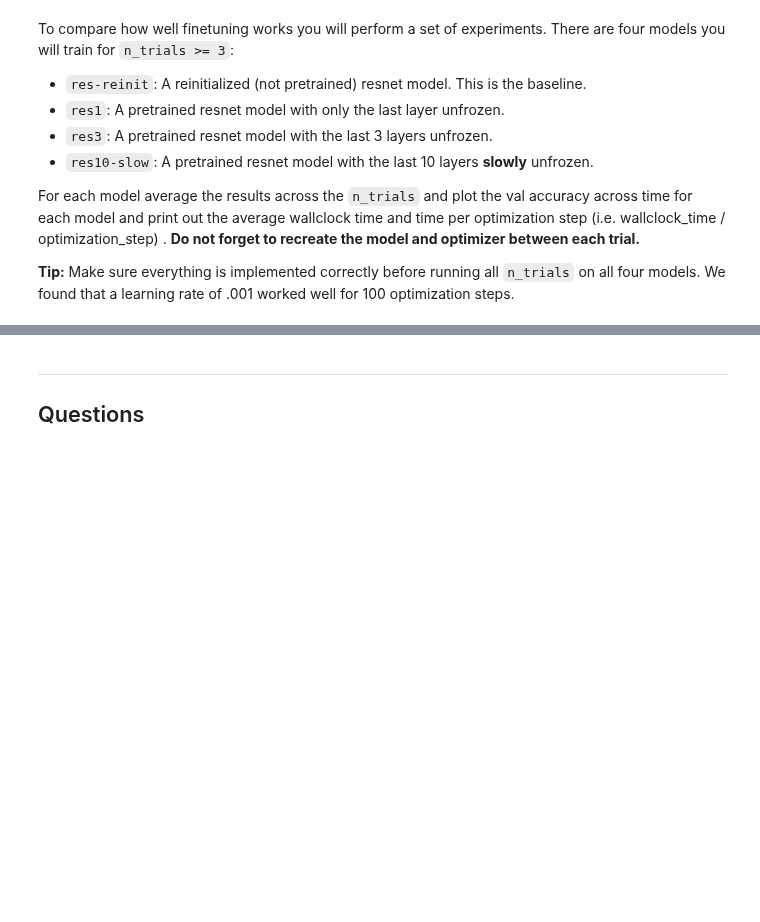
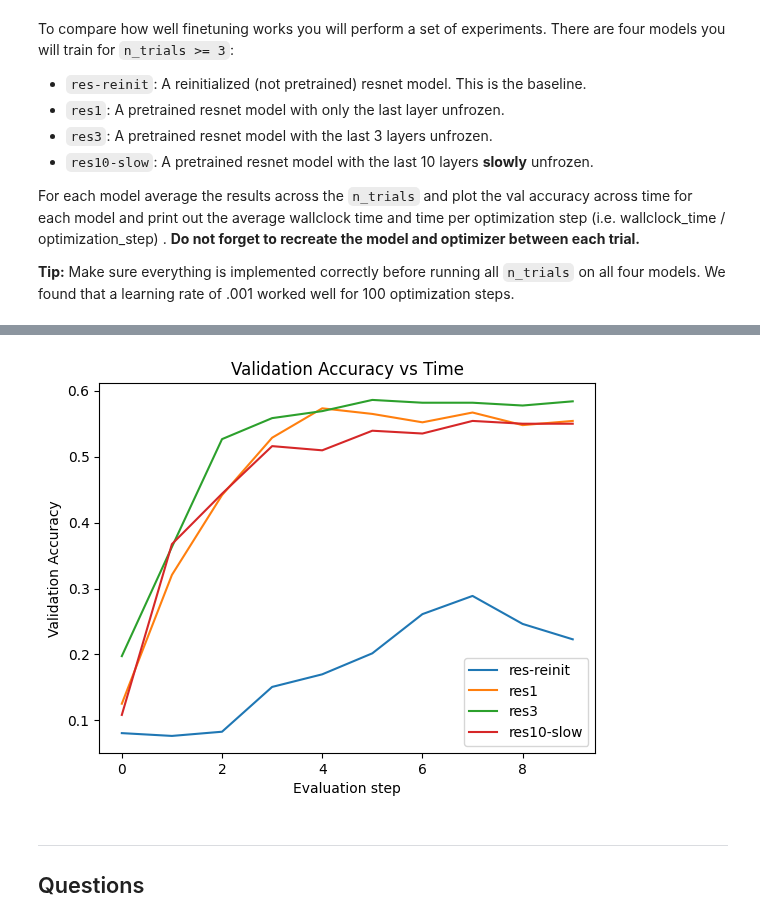
Before and after one commit to qbarger/byu-cs474, a Jupyter notebook: lab9_transfer_learning.ipynb, the cells around one changed output, grey strips where cells are left out. Cells and saved outputs as stored; diff of their text form; code cells hidden in the pictures; blank space fills up the shorter version.

```diff
--- a/lab9_transfer_learning.ipynb
+++ b/lab9_transfer_learning.ipynb
@@ -215,15 +370,3 @@ For each model average the results across the `n_trials` and plot the val accura
 
 
 **Tip:** Make sure everything is implemented correctly before running all `n_trials` on all four models. We found that a learning rate of .001 worked well for 100 optimization steps.
-# %%
-def train_trials(n_trials, model_kwargs):
-
-    for n in range(n_trials):
-        # TODO: instantiate a model using model_kwargs
-
-        # train the model
-
-        # TODO: Store train & val loss, accuracies, and total wallclock time
-        pass
-
-    return # average losses, accuracies, and wallclock
@@ -231,0 +432,49 @@ def train_trials(n_trials, model_kwargs):
+# %%
+# Run trials for all models
+
+# set models
+res_reinit = {
+    "pretrained_weights": False,
+    "initial_unfreeze": 0,
+    "slowly_unfreeze": False
+}
+
+res1 = {
+    "pretrained_weights": True,
+    "initial_unfreeze": 0,
+    "slowly_unfreeze": False
+}
+
+res3 = {
+    "pretrained_weights": True,
+    "initial_unfreeze": 3,
+    "slowly_unfreeze": False
+}
+
+res10_slow = {
+    "pretrained_weights": True,
+    "initial_unfreeze": 0,
+    "slowly_unfreeze": True,
+    "unfreeze_interval": 10
+}
+
+# run trials
+n_trials = 3
+
+results_reinit = train_trials(n_trials, res_reinit)
+results_res1 = train_trials(n_trials, res1)
+results_res3 = train_trials(n_trials, res3)
+results_res10_slow = train_trials(n_trials, res10_slow)
+
+# plot model outcomes
+plt.plot(results_reinit["val_accs"], label="res-reinit")
+plt.plot(results_res1["val_accs"], label="res1")
+plt.plot(results_res3["val_accs"], label="res3")
+plt.plot(results_res10_slow["val_accs"], label="res10-slow")
+
+plt.xlabel("Evaluation step")
+plt.ylabel("Validation Accuracy")
+plt.legend()
+plt.title("Validation Accuracy vs Time")
+plt.show()
+# %% [output]
@@ -232,3 +498,4 @@ def train_trials(n_trials, model_kwargs):
+[figure, added]
 # %% [markdown]
 ---
 
```
Also changed, not shown: parts of 14 cells of this notebook.
